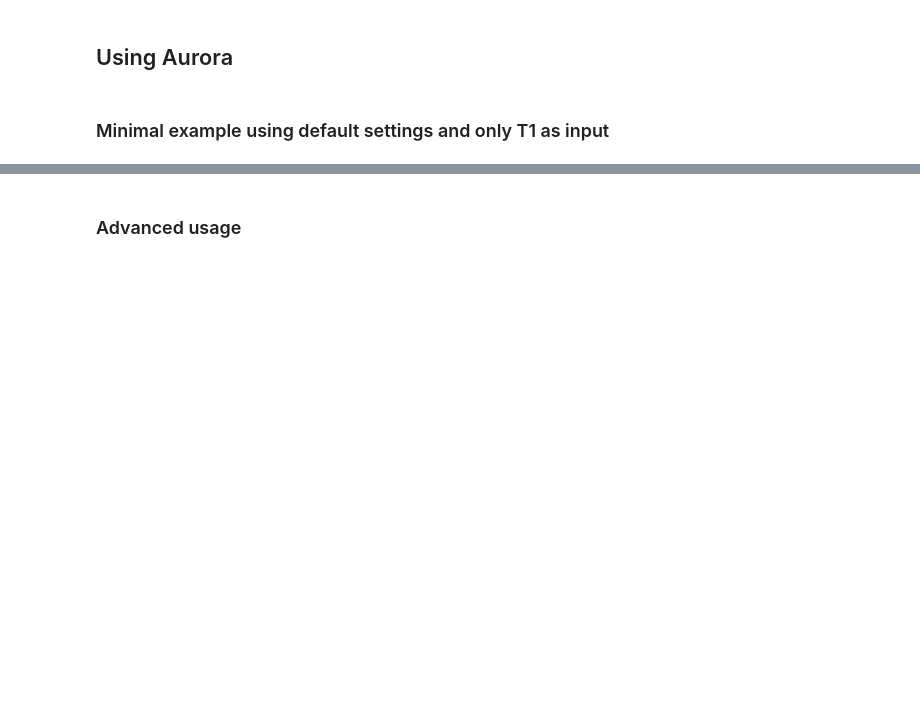
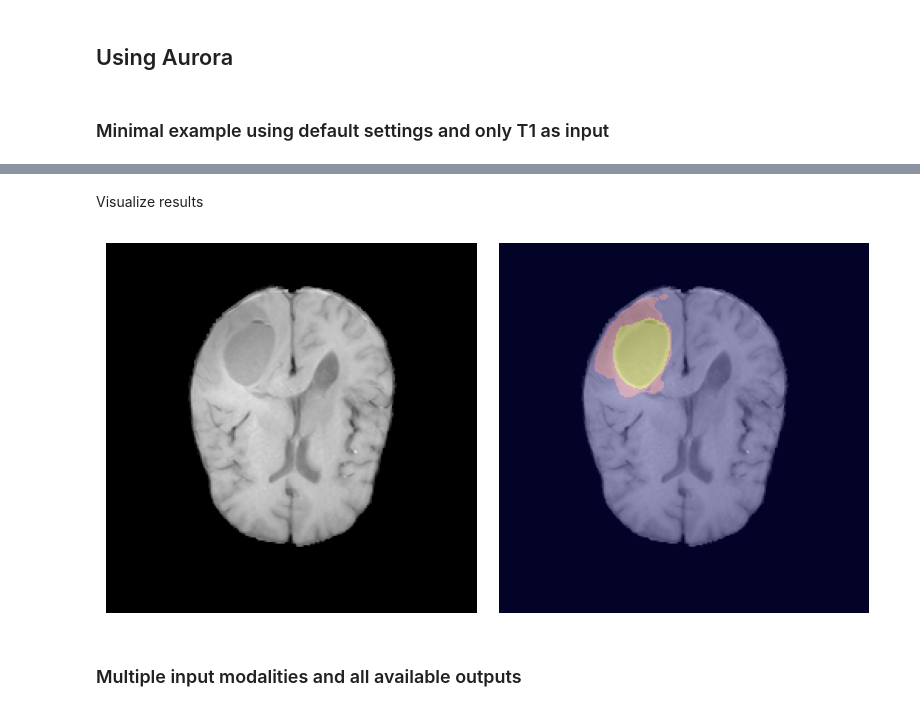
Before and after one commit to BrainLesion/tutorials, a Jupyter notebook: AURORA/tutorial.ipynb, the cells around one changed output, grey strips where cells are left out. Drawn from its saved outputs; the diff is of its cells as text; code cells hidden in the pictures; blank space fills up the shorter version.

Commit message:
- add examples - add result visualization

```diff
--- a/AURORA/tutorial.ipynb
+++ b/AURORA/tutorial.ipynb
@@ -52,2 +67,9 @@ AssertionError: No cuda device available while using GPUInferer
-# %% [markdown]
-### Advanced usage
+# %% [markdown]
+Visualize results
+# %%
+from utils import visualize_results
+visualize_results(t1_file="data/t1n.nii.gz", segmentation_file="output/segmentation.nii.gz")
+# %% [output]
+[figure, added]
+# %% [markdown]
+### Multiple input modalities and all available outputs
```
Also changed, not shown: parts of 7 cells of this notebook, 2 other files.
